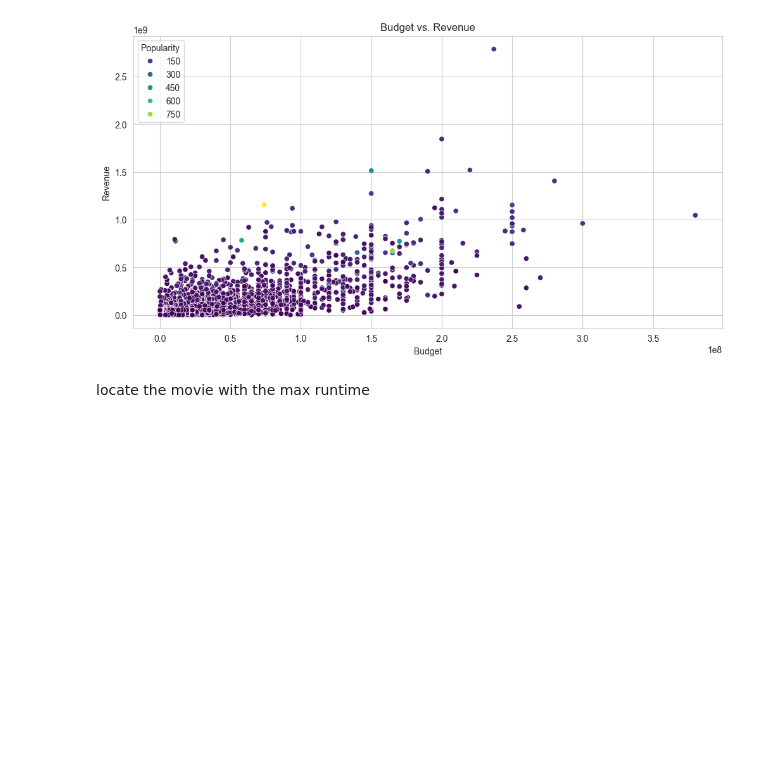
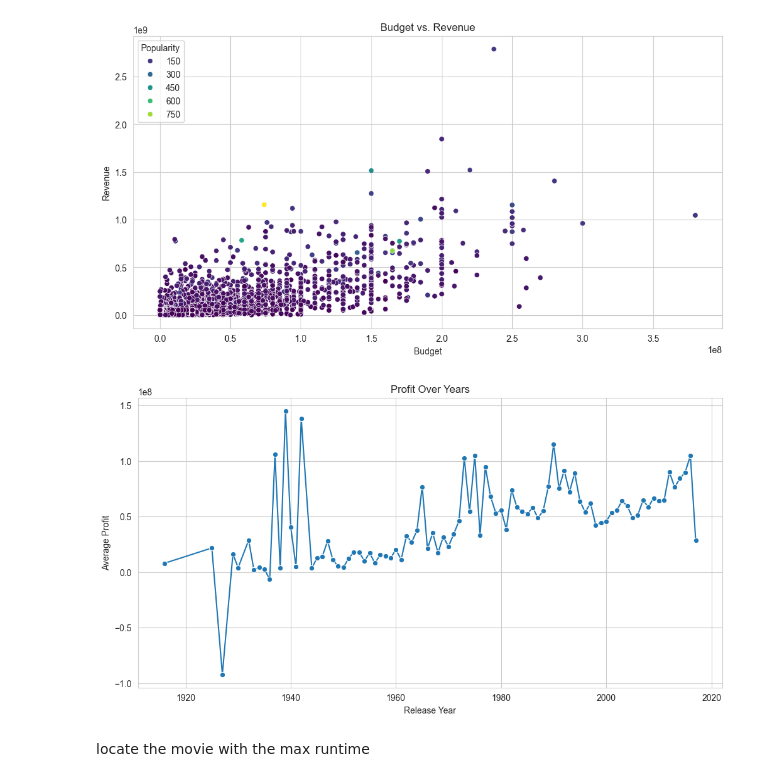
Before and after one commit to samahosseini/tmdb_5000_movies, a Jupyter notebook: src/main.ipynb, the cells around one changed output. Cells and saved outputs as stored; diff of their text form; code cells hidden in the pictures; blank space fills up the shorter version.

```diff
--- a/src/main.ipynb
+++ b/src/main.ipynb
@@ -346,6 +336,17 @@ plt.legend(title='Popularity', loc='upper left')
 plt.show()
 # %% [output]
 [figure]
+# %%
+# Time Series Plot of Profit Over Years
+plt.figure(figsize=(12, 6))
+sns.lineplot(x='year', y='profit', data=df.groupby('year')['profit'].mean().reset_index(),
+             marker='o')
+plt.title('Profit Over Years')
+plt.xlabel('Release Year')
+plt.ylabel('Average Profit')
+plt.show()
+# %% [output]
+[figure, added]
 # %% [markdown]
 locate the movie with the max runtime
 # %%
```
Also changed, not shown: parts of 13 cells of this notebook.
